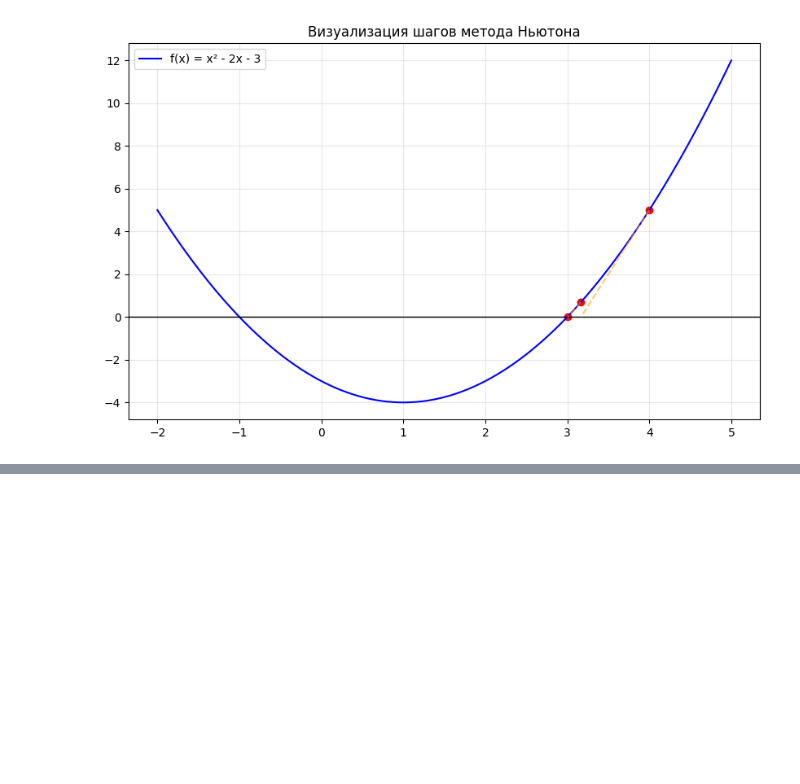
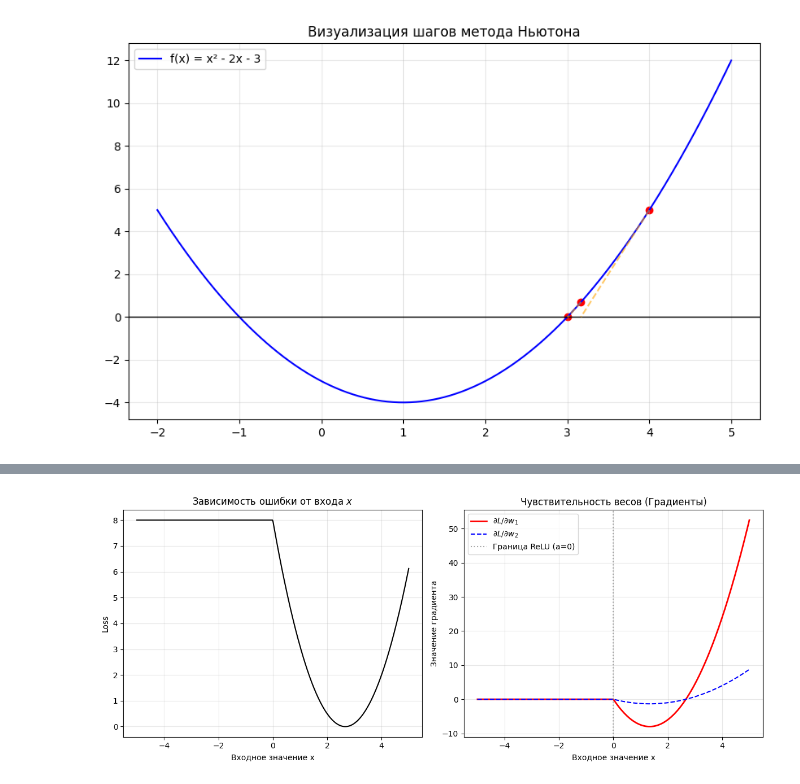
Before and after one commit to Almas1989/DS_mathematics, a Jupyter notebook: 2_func.ipynb, the cells around one changed output, grey strips where cells are left out. Drawn from its saved outputs; the diff is of its cells as text; code cells hidden in the pictures; blank space fills up the shorter version.

```diff
--- a/2_func.ipynb
+++ b/2_func.ipynb
@@ -186,0 +189,56 @@ plt.show()
+# %%
+import numpy as np
+import matplotlib.pyplot as plt
+
+# Зафиксируем веса и целевой y
+w1, w2, y = 0.5, 3.0, 4.0
+
+# Создадим диапазон входных значений x от -5 до 5
+x_vals = np.linspace(-5, 5, 500)
+dw1_vals = []
+dw2_vals = []
+loss_vals = []
+
+for x in x_vals:
+    # Forward
+    a = w1 * x
+    h = max(0.0, a)
+    y_pred = w2 * h
+    loss = 0.5 * (y_pred - y)**2
+
+    # Backward
+    dL_dy_pred = y_pred - y
+    dL_dw2 = dL_dy_pred * h
+    dL_dh = dL_dy_pred * w2
+    dh_da = 1.0 if a > 0 else 0.0
+    dL_da = dL_dh * dh_da
+    dL_dw1 = dL_da * x
+
+    loss_vals.append(loss)
+    dw1_vals.append(dL_dw1)
+    dw2_vals.append(dL_dw2)
+
+# Визуализация
+plt.figure(figsize=(12, 5))
+
+plt.subplot(1, 2, 1)
+plt.plot(x_vals, loss_vals, label='Функция потерь (Loss)', color='black')
+plt.title("Зависимость ошибки от входа $x$")
+plt.xlabel("Входное значение x")
+plt.ylabel("Loss")
+plt.grid(True, alpha=0.3)
+
+plt.subplot(1, 2, 2)
+plt.plot(x_vals, dw1_vals, label=r'$\partial L / \partial w_1$', color='red', lw=2)
+plt.plot(x_vals, dw2_vals, label=r'$\partial L / \partial w_2$', color='blue', linestyle='--')
+plt.axvline(0, color='gray', linestyle=':', alpha=0.7, label='Граница ReLU (a=0)')
+plt.title("Чувствительность весов (Градиенты)")
+plt.xlabel("Входное значение x")
+plt.ylabel("Значение градиента")
+plt.legend()
+plt.grid(True, alpha=0.3)
+
+plt.tight_layout()
+plt.show()
+# %% [output]
+[figure, added]
```
Also changed, not shown: parts of 1 cell of this notebook, 1 other file.
